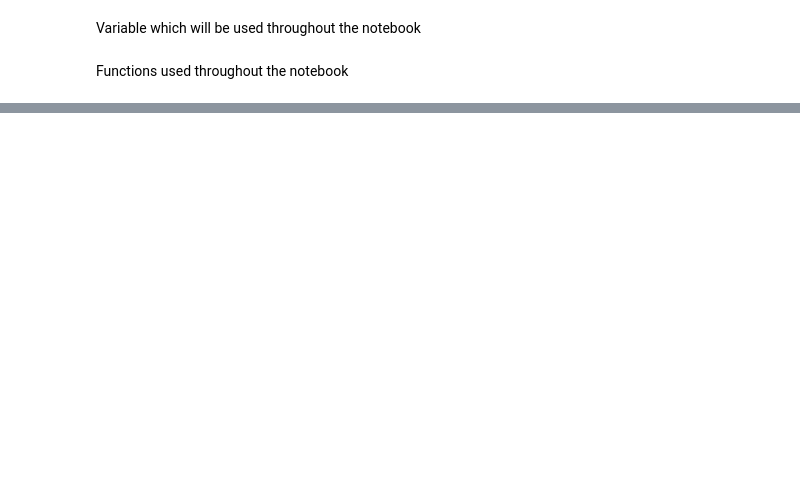
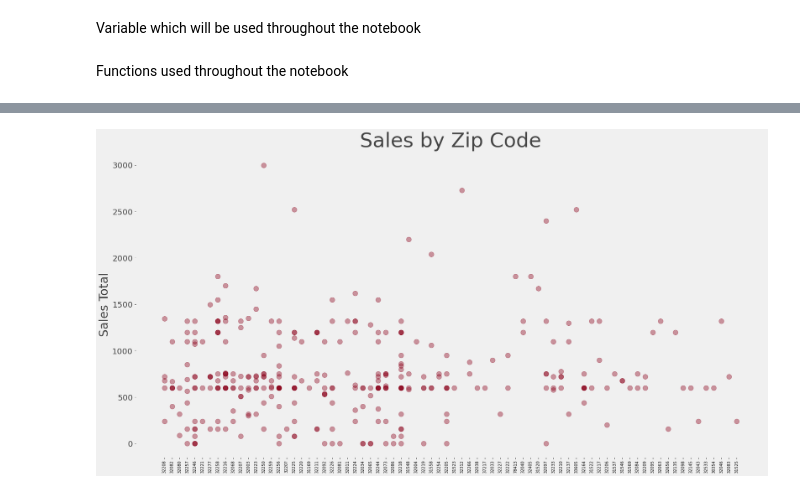
Before and after one commit to ilEnzio/Sexy_In_The_City, a Jupyter notebook: ERLE_GRANGERII_DS18_Unit1_Build_Sprint.ipynb, the cells around one changed output, grey strips where cells are left out. Cells and saved outputs as stored; diff of their text form; code cells hidden in the pictures; blank space fills up the shorter version.

```diff
--- a/ERLE_GRANGERII_DS18_Unit1_Build_Sprint.ipynb
+++ b/ERLE_GRANGERII_DS18_Unit1_Build_Sprint.ipynb
@@ -109,0 +210,52 @@ def get_confidence_interval(sample, confidence_level):
+# %%
+## Scatter plot of Total Sales of all Zip Codes
+
+
+fig, ax = plt.subplots(figsize = (28,14))
+
+# fig, ax = plt.subplots(figsize=(6, 3), subplot_kw=dict(aspect="equal"))
+
+
+# Set bg
+
+fig.set_facecolor("#F0F0F0")
+
+# set graph background
+
+ax.set_facecolor("#F0F0F0")
+
+#make graph
+plt.scatter(dnd_df["zip_code"],dnd_df["Sales_total"], alpha=.4,
+            c=dnd_color, s=150)
+
+
+# label axis
+plt.ylabel("Sales Total", fontsize=30, color= "#454545")
+
+ax.set_yticklabels(labels=[0,0, 500, 1000, 1500,2000,2500,3000], fontsize=20, color= "#454545")
+
+
+# rotate xticks
+plt.xticks(rotation=90)
+
+# set title
+plt.title('Sales by Zip Code', fontsize=50, color= "#454545")
+
+
+#remove spines
+ax.spines['left'].set_visible(False)
+ax.spines['top'].set_visible(False)
+ax.spines['right'].set_visible(False)
+ax.spines['bottom'].set_visible(False)
+
+
+
+plt.savefig("zip_code_vs_total_sales.png")
+
+plt.show()
+
+# I need to find a better way to show this graph.  I like that it splits the
+# sales data geographically, but the level is granularity is too much
+# change graph of zip code so that codes are vertical
+# %% [output]
+[figure, added]
```
Also changed, not shown: parts of 8 cells of this notebook.
